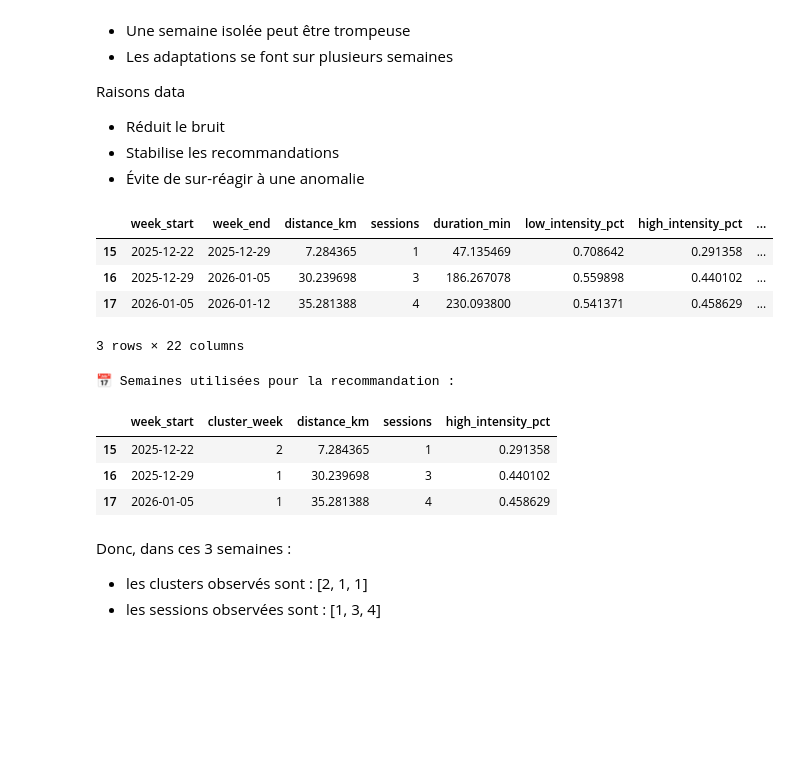
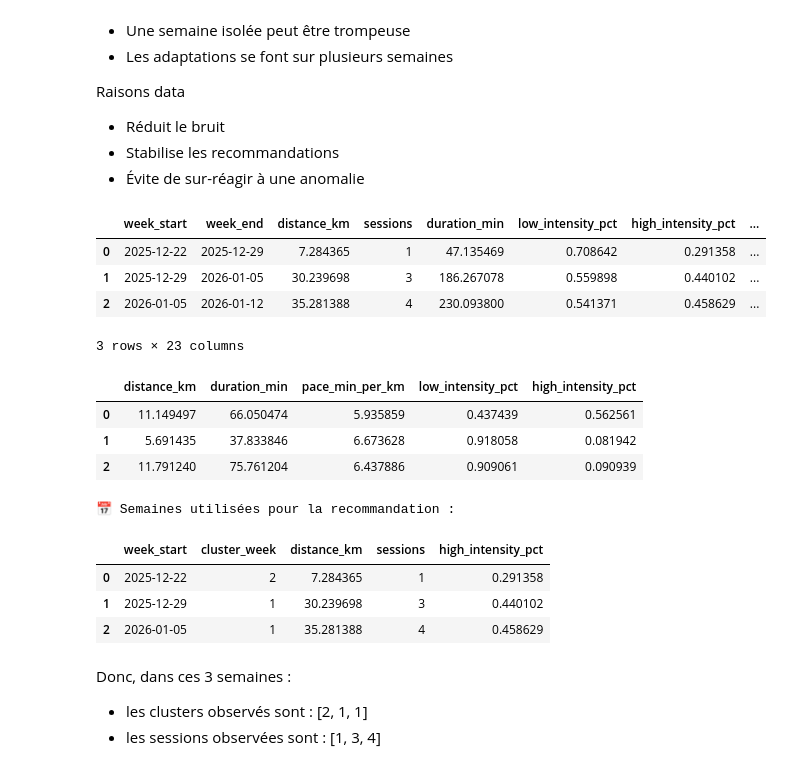
Before and after one commit to albanecoiffe/health-data-coach, a Jupyter notebook: HealthCoachBackend/notebook.ipynb, the cells around one changed output. Saved outputs shown, nothing was run; the diff lists cells and outputs as text; code cells hidden in the pictures; blank space fills up the shorter version.

```diff
--- a/HealthCoachBackend/notebook.ipynb
+++ b/HealthCoachBackend/notebook.ipynb
@@ -543,8 +571,8 @@ Que recommander maintenant ?
 # %% [markdown]
 Construire les transitions entre clusters de semaines
 # %%
-df_sorted = week.sort_values("week_start").copy()
-df_sorted["next_cluster_week"] = df_sorted["cluster_week"].shift(
+df_week_sorted = week.sort_values("week_start").copy()
+df_week_sorted["next_cluster_week"] = df_week_sorted["cluster_week"].shift(
     -1
 )  # Le but : observer ce qui arrive APRÈS une semaine donnée, pas le deviner.
 # On cherche à analyser des enchaînements passés pour en tirer des règles.
@@ -659,30 +691,46 @@ Raisons data
 - Stabilise les recommandations
 - Évite de sur-réagir à une anomalie
 # %%
-current_week_start = df_sorted["week_start"].max()
+week_session_clusters = (
+    sessions_filt.sort_values("date")
+    .groupby("week_start")["cluster_session"]
+    .apply(list)
+    .reset_index(name="session_clusters")
+)
 
-completed_weeks = df_sorted[df_sorted["week_start"] < current_week_start]
+current_week_start = df_week_sorted["week_start"].max()
+
+completed_weeks = df_week_sorted[df_week_sorted["week_start"] < current_week_start]
 last_3w = completed_weeks.tail(3)
 
 # Cluster dominant sur 3 semaines
 dominant_cluster = last_3w["cluster_week"].mode()[0]  # mode() = la valeur la plus fréquente.
 
 # Tendance de charge
 trend_km = last_3w["distance_km"].iloc[-1] - last_3w["distance_km"].iloc[0]
 
 # Moyenne des séances / semaine
 avg_sessions = last_3w["sessions"].mean()  # On calcule la moyenne des séances sur les 3 semaines
 
 # Intensité moyenne récente
 avg_intensity = last_3w["high_intensity_pct"].mean()
 
+last_3w = last_3w.merge(week_session_clusters, on="week_start", how="left")
+
 last_3w.head()
 # %% [output]
 |  | week_start | week_end | distance_km | sessions | duration_min | low_intensity_pct | high_intensity_pct | ... |
-| 15 | 2025-12-22 | 2025-12-29 | 7.284365 | 1 | 47.135469 | 0.708642 | 0.291358 | ... |
-| 16 | 2025-12-29 | 2026-01-05 | 30.239698 | 3 | 186.267078 | 0.559898 | 0.440102 | ... |
-| 17 | 2026-01-05 | 2026-01-12 | 35.281388 | 4 | 230.093800 | 0.541371 | 0.458629 | ... |
+| 0 | 2025-12-22 | 2025-12-29 | 7.284365 | 1 | 47.135469 | 0.708642 | 0.291358 | ... |
+| 1 | 2025-12-29 | 2026-01-05 | 30.239698 | 3 | 186.267078 | 0.559898 | 0.440102 | ... |
+| 2 | 2026-01-05 | 2026-01-12 | 35.281388 | 4 | 230.093800 | 0.541371 | 0.458629 | ... |
-3 rows × 22 columns
+3 rows × 23 columns
+# %%
+centroids_session
+# %% [output]
+|  | distance_km | duration_min | pace_min_per_km | low_intensity_pct | high_intensity_pct |
+| 0 | 11.149497 | 66.050474 | 5.935859 | 0.437439 | 0.562561 |
+| 1 | 5.691435 | 37.833846 | 6.673628 | 0.918058 | 0.081942 |
+| 2 | 11.791240 | 75.761204 | 6.437886 | 0.909061 | 0.090939 |
 # %%
 def recommend_week_plan(last_3w):
     dominant_cluster = last_3w["cluster_week"].mode()[0]
@@ -710,9 +758,9 @@ last_3w[
 # %% [output]
 📅 Semaines utilisées pour la recommandation :
 |  | week_start | cluster_week | distance_km | sessions | high_intensity_pct |
-| 15 | 2025-12-22 | 2 | 7.284365 | 1 | 0.291358 |
-| 16 | 2025-12-29 | 1 | 30.239698 | 3 | 0.440102 |
-| 17 | 2026-01-05 | 1 | 35.281388 | 4 | 0.458629 |
+| 0 | 2025-12-22 | 2 | 7.284365 | 1 | 0.291358 |
+| 1 | 2025-12-29 | 1 | 30.239698 | 3 | 0.440102 |
+| 2 | 2026-01-05 | 1 | 35.281388 | 4 | 0.458629 |
 # %% [markdown]
 Donc, dans ces 3 semaines :
 - les clusters observés sont : [2, 1, 1]
```
Also changed, not shown: parts of 26 cells of this notebook.
